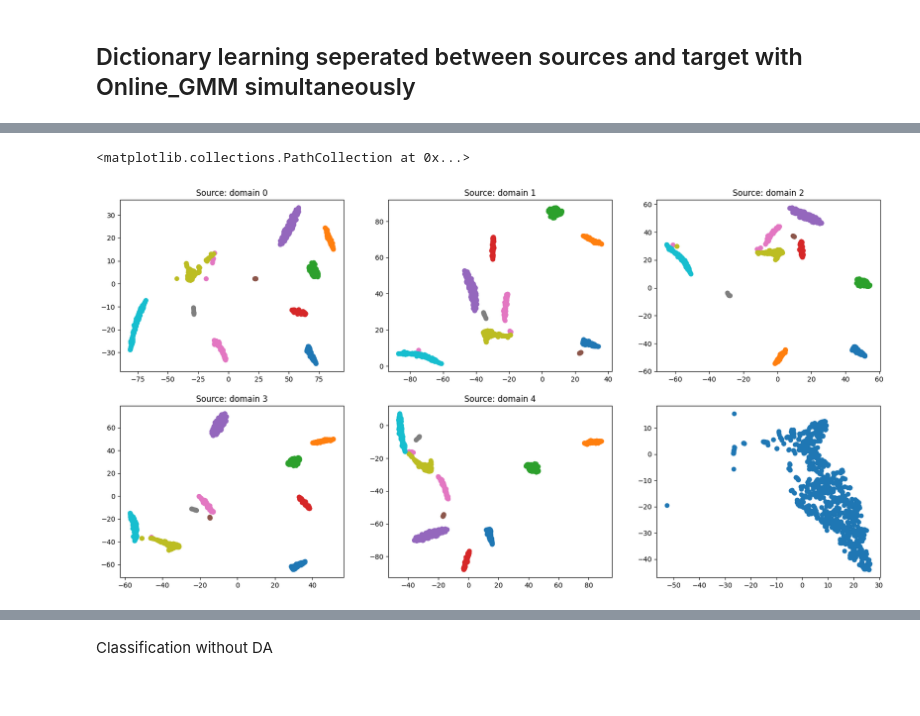
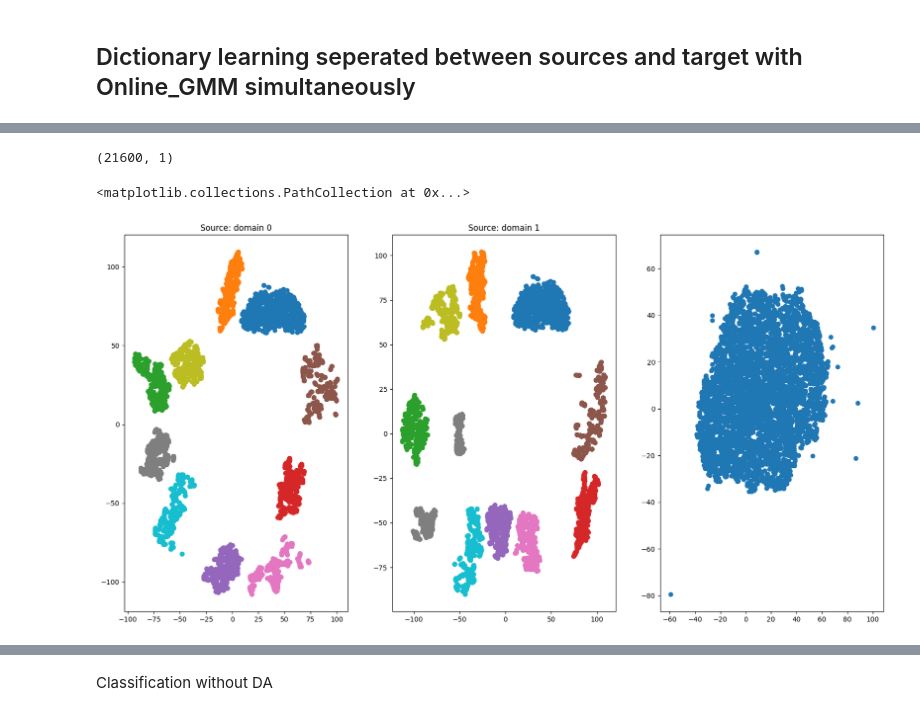
Before and after one commit to Stevan-LS/Online-DaDiL, a Jupyter notebook: PyDiL-main/PyDiL-main/Toy_DaDiL.ipynb, the cells around one changed output, grey strips where cells are left out. Drawn from its saved outputs; the diff is of its cells as text; code cells hidden in the pictures.

```diff
--- a/PyDiL-main/PyDiL-main/Toy_DaDiL.ipynb
+++ b/PyDiL-main/PyDiL-main/Toy_DaDiL.ipynb
@@ -170,12 +198,12 @@ for k, ax in enumerate(axes.flatten()):
 # %%
 tsne = TSNE(n_components=2)
 proj = tsne.fit_transform(
-    torch.cat(Xs + [OGMM.sample(1000)[0]], dim=0)
+    torch.cat(Xs + [OGMM.sample(8000)[0]], dim=0)
 )
 names = [f'domain {i}' for i in range(7)]
 target_name = names[-1]
 
-fig, axes = plt.subplots(2, 3, figsize=(20, 10))
+fig, axes = plt.subplots(1, 3, figsize=(20, 10))
 
 markers = ['o', '^', 'P', 'D']
 for k, ax in enumerate(axes.flatten()[:-1]):
@@ -197,12 +225,12 @@ axes.flatten()[-1].scatter(proj[ind, 0],
 # %%
 tsne = TSNE(n_components=2)
 proj = tsne.fit_transform(
-    torch.cat(Xs + [torch.from_numpy(sklearn_GMM.sample(1000)[0]).float()], dim=0)
+    torch.cat(Xs + [torch.from_numpy(sklearn_GMM.sample(8000)[0]).float()], dim=0)
 )
 names = [f'domain {i}' for i in range(7)]
 target_name = names[-1]
 
-fig, axes = plt.subplots(2, 3, figsize=(20, 10))
+fig, axes = plt.subplots(1, 3, figsize=(20, 10))
 
 markers = ['o', '^', 'P', 'D']
 for k, ax in enumerate(axes.flatten()[:-1]):
@@ -266,7 +294,7 @@ dictionary_sources = LabeledDictionaryGMM(XP=None,
                            YP=None,
                            A=None,
                            n_samples=n_samples,
-                           n_dim=X.shape[1],
+                           n_dim=n_features,
                            n_classes=n_classes,
                            n_components=n_atoms,
                            weight_initialization='uniform',
@@ -336,7 +365,7 @@ dictionary_target = LabeledDictionaryGMM(XP=XP_sources,
                                         YP=YP_sources,
                                         A=None,
                                         n_samples=n_samples,
-                                        n_dim=X.shape[1],
+                                        n_dim=n_features,
                                         n_classes=n_classes,
                                         n_components=n_atoms,
                                         weight_initialization='uniform',
@@ -408,30 +437,34 @@ Text(0.5, 1.0, 'Domain 7')
+# %%
+d.shape
+# %% [output]
+(21600, 1)
 # %%
 tsne = TSNE(n_components=2)
 proj = tsne.fit_transform(
-    torch.cat(Xs + [dictionary_target.OGMM.sample(1000)[0]], dim=0)
+    torch.cat(Xs + [dictionary_target.OGMM.sample(8000)[0]], dim=0)
 )
 names = [f'domain {i}' for i in range(7)]
 target_name = names[-1]
 
-fig, axes = plt.subplots(2, 3, figsize=(20, 10))
+fig, axes = plt.subplots(1, 3, figsize=(20, 10))
 
 markers = ['o', '^', 'P', 'D']
 for k, ax in enumerate(axes.flatten()[:-1]):
     ind = np.where(d == k)[0]
     ax.scatter(proj[ind, 0],
                proj[ind, 1],
                c=torch.cat(ys, dim=0)[ind],
                cmap='tab10')
     if names[k] == target_name:
         ax.set_title(f'Target: {names[k]}')
     else:
         ax.set_title(f'Source: {names[k]}')
 ind = np.where(d == n_domains-1)[0]
 axes.flatten()[-1].scatter(proj[ind, 0],
                proj[ind, 1])
 # %% [output]
 <matplotlib.collections.PathCollection at 0x...>
-[figure, old version]
+[figure, new version]
 # %%
 weights = dictionary_target.A[-1, :].detach()
 print(weights)
```
Also changed, not shown: parts of 41 cells of this notebook, 5 other files.
